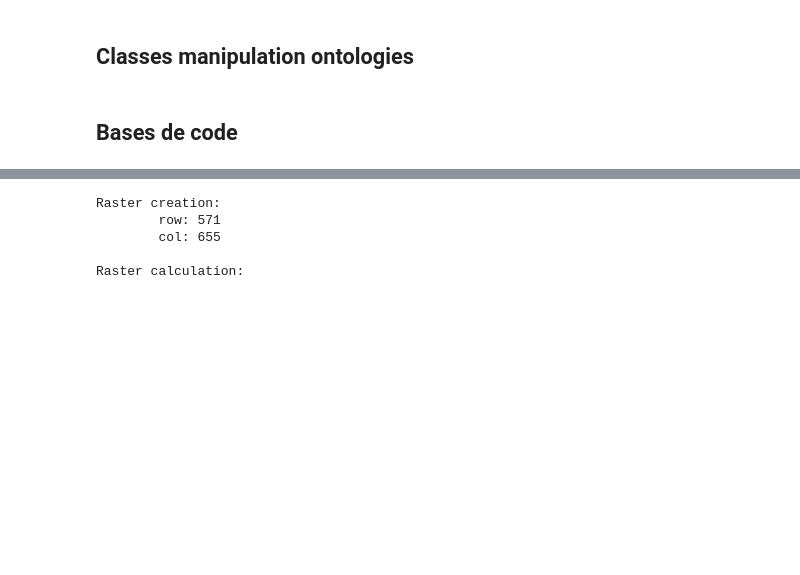
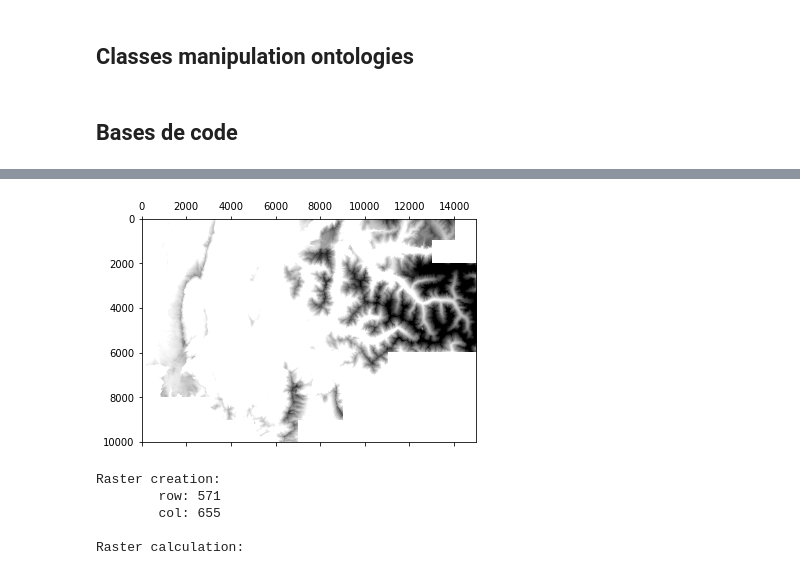
Before and after one commit to ANRChoucas/Ruitor, a Jupyter notebook: examples/ManipulationOntologiesPython.ipynb, the cells around one changed output, grey strips where cells are left out. Cells and saved outputs as stored; diff of their text form; code cells hidden in the pictures; blank space fills up the shorter version.

```diff
--- a/examples/ManipulationOntologiesPython.ipynb
+++ b/examples/ManipulationOntologiesPython.ipynb
@@ -469,0 +474,2 @@ pyplot.matshow(bati_dist_mat[0])
+# %%
+alt = import_raster("RGEALTI_38_test.vrt","/home/mbunel/Données/RGEALTI/RGEALTI_2-0_5M_ASC_LAMB93-IGN69_D038_2017-05-20/")
@@ -469,0 +488,2 @@ pyplot.matshow(bati_dist_mat[0])
+# %%
+wnd=Window(5000, 10000, 15000, 15000)
@@ -470,3 +492,10 @@ pyplot.matshow(bati_dist_mat[0])
+# %%
+fuzz = FuzzyRaster(raster=alt,
+                   fuzzyfication_parameters=[(1500, 1.0), (3000, 0.0)],window=wnd)
+# %%
+fuzz
+# %% [output]
+[figure, added]
 # %%
 def rasterize(vector, raster):
 
```
Also changed, not shown: parts of 6 cells of this notebook, 25 other files.
